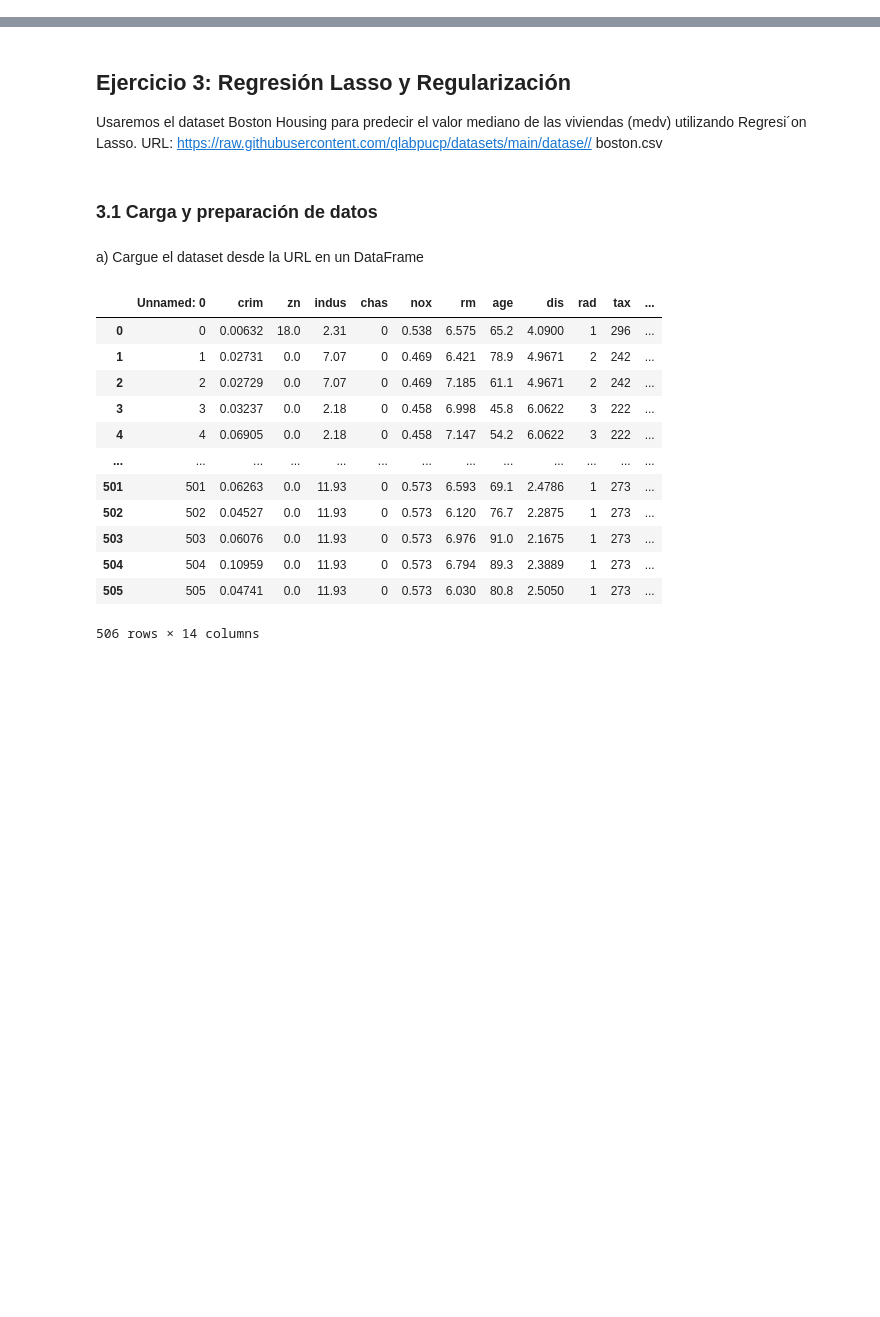
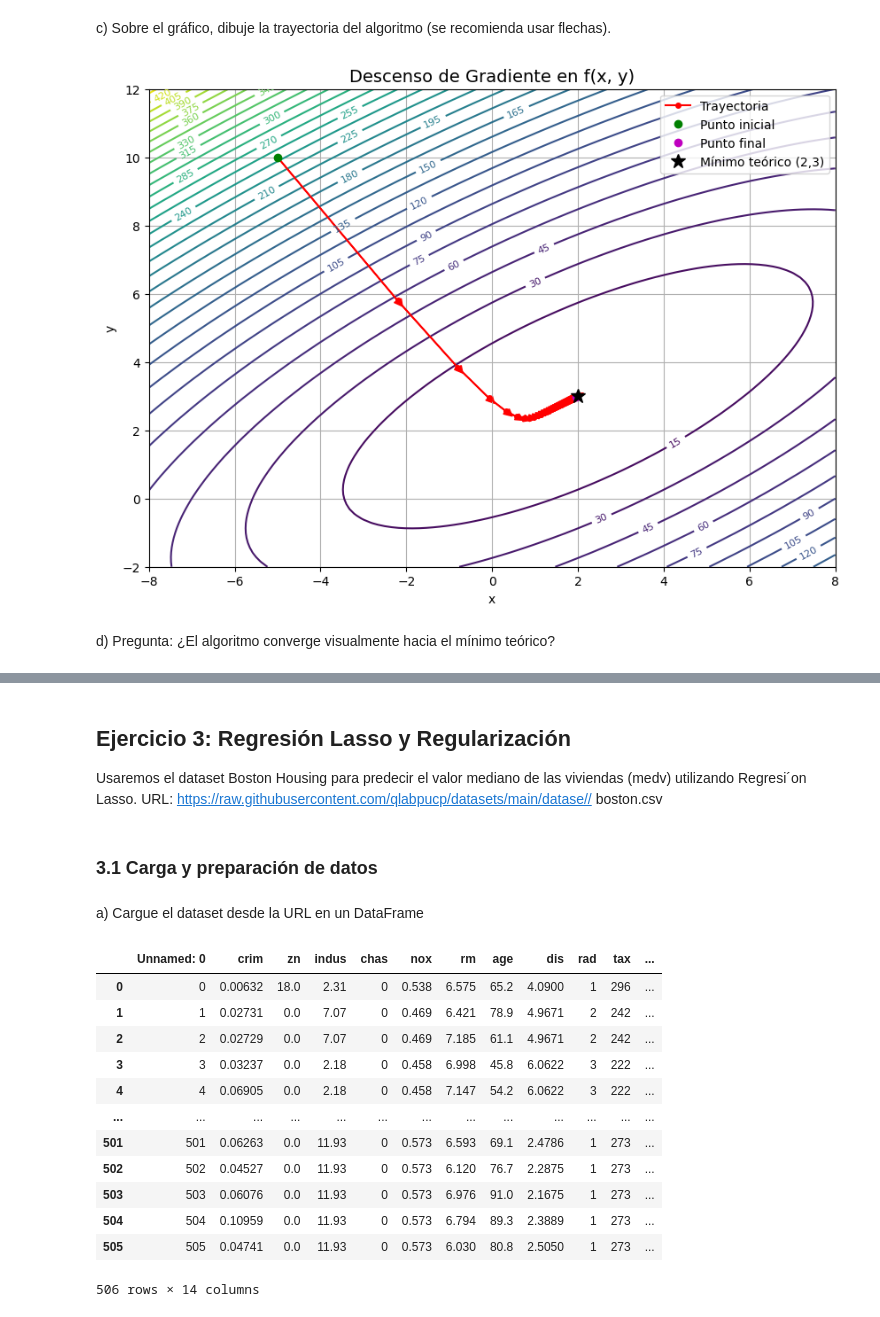
Before and after one commit to MariaLesly/Machine-Learning-G3, a Jupyter notebook: parte3.ipynb, the cells around one changed output, grey strips where cells are left out. Cells and saved outputs as stored; diff of their text form; code cells hidden in the pictures; blank space fills up the shorter version.

```diff
--- a/parte3.ipynb
+++ b/parte3.ipynb
@@ -0,0 +97,5 @@
+# %%
+# Parámetros del caso base
+punto_inicial = np.array([-5.0, 10.0])  # Punto de partida
+alpha = 0.1                             # Tasa de aprendizaje
+n_iteraciones = 50                      # Número de iteraciones
@@ -0,0 +104,11 @@
+# %%
+# Ejecutamos el descenso de gradiente
+trayectoria = descenso_gradiente(punto_inicial, alpha, n_iteraciones)
+
+# Mostramos resultados finales
+punto_final = trayectoria[-1]
+print("\n--- Resultados finales (Caso base) ---")
+print(f"Punto inicial: {punto_inicial}")
+print(f"Punto final: {punto_final}")
+print(f"f(x, y) final = {f(punto_final):.4f}")
+print("\nMínimo teórico: (x=2, y=3)")
@@ -0,0 +128,48 @@
+# %% [markdown]
+c) Sobre el gráfico, dibuje la trayectoria del algoritmo (se recomienda usar flechas).
+# %%
+# --- Gráfico de contorno y trayectoria del descenso de gradiente ---
+
+# Creamos una malla de puntos (x, y)
+x_vals = np.linspace(-8, 8, 100)
+y_vals = np.linspace(-2, 12, 100)
+X, Y = np.meshgrid(x_vals, y_vals)
+
+# Evaluamos la función en toda la malla
+Z = f(np.array([X, Y]))
+
+# Creamos la figura
+plt.figure(figsize=(10, 7))
+
+# Dibujamos el contorno de la función
+contornos = plt.contour(X, Y, Z, levels=30, cmap='viridis')
+plt.clabel(contornos, inline=True, fontsize=8)
+
+# Dibujamos la trayectoria del descenso
+plt.plot(trayectoria[:, 0], trayectoria[:, 1], 'ro-', markersize=4, label='Trayectoria')
+
+# Dibujamos flechas para indicar dirección del movimiento
+for i in range(len(trayectoria) - 1):
+    plt.arrow(trayectoria[i, 0], trayectoria[i, 1],
+              trayectoria[i+1, 0] - trayectoria[i, 0],
+              trayectoria[i+1, 1] - trayectoria[i, 1],
+              head_width=0.2, head_length=0.2, fc='red', ec='red')
+
+# Marcamos el punto inicial y final
+plt.plot(trayectoria[0, 0], trayectoria[0, 1], 'go', label='Punto inicial')
+plt.plot(trayectoria[-1, 0], trayectoria[-1, 1], 'mo', label='Punto final')
+
+# Marcamos el mínimo teórico
+plt.plot(2, 3, 'k*', markersize=12, label='Mínimo teórico (2,3)')
+
+# Configuración del gráfico
+plt.title('Descenso de Gradiente en f(x, y)', fontsize=14)
+plt.xlabel('x')
+plt.ylabel('y')
+plt.legend()
+plt.grid(True)
+plt.show()
+# %% [output]
+[figure, added]
+# %% [markdown]
+d) Pregunta: ¿El algoritmo converge visualmente hacia el mínimo teórico?
```
Also changed, not shown: parts of 16 cells of this notebook.
